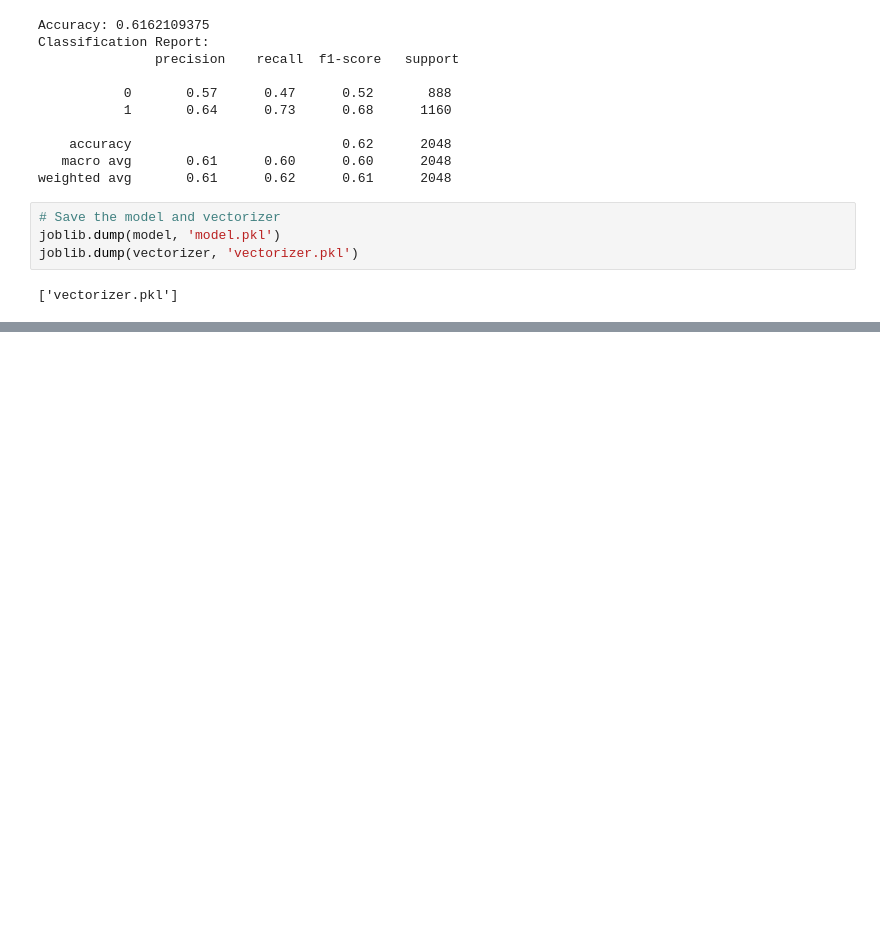
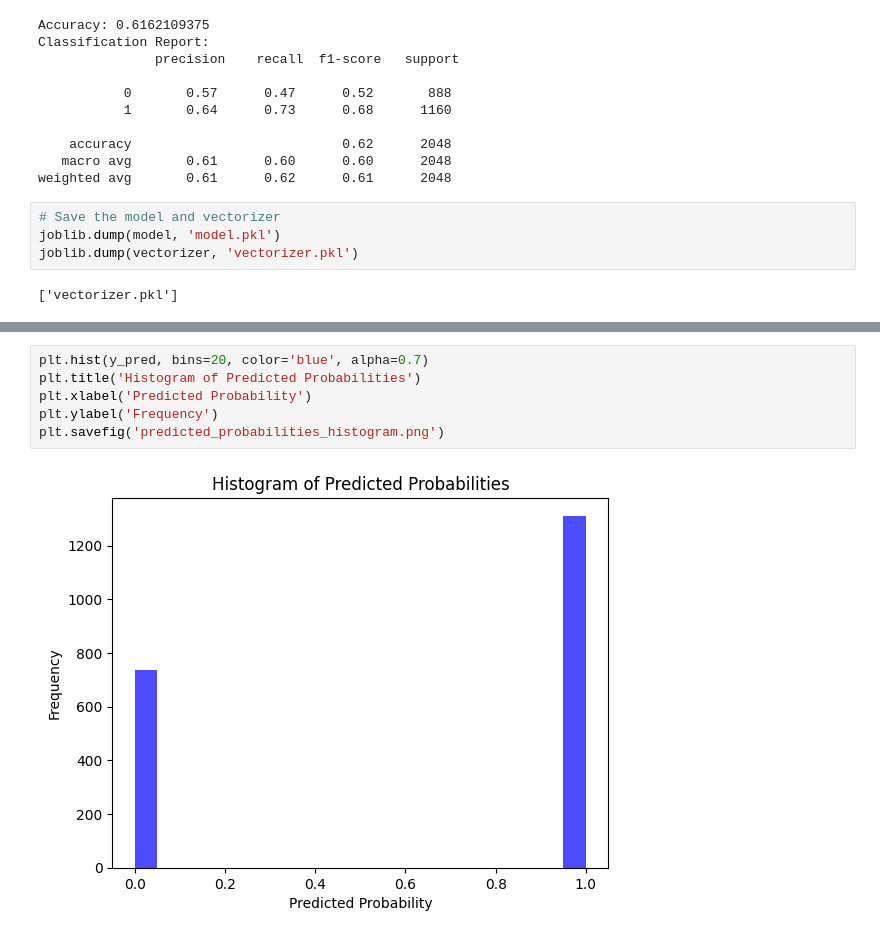
Before and after one commit to Abdulaziz-Saaad/FakeNews, a Jupyter notebook: train/train.ipynb, the cells around one changed output, grey strips where cells are left out. Saved outputs shown, nothing was run; the diff lists cells and outputs as text; blank space fills up the shorter version.

```diff
--- a/train/train.ipynb
+++ b/train/train.ipynb
@@ -179,0 +229,8 @@ print(prediction)
+# %%
+plt.hist(y_pred, bins=20, color='blue', alpha=0.7)
+plt.title('Histogram of Predicted Probabilities')
+plt.xlabel('Predicted Probability')
+plt.ylabel('Frequency')
+plt.savefig('predicted_probabilities_histogram.png')
+# %% [output]
+[figure, added]
```
Also changed, not shown: parts of 10 cells of this notebook, 24 other files.
